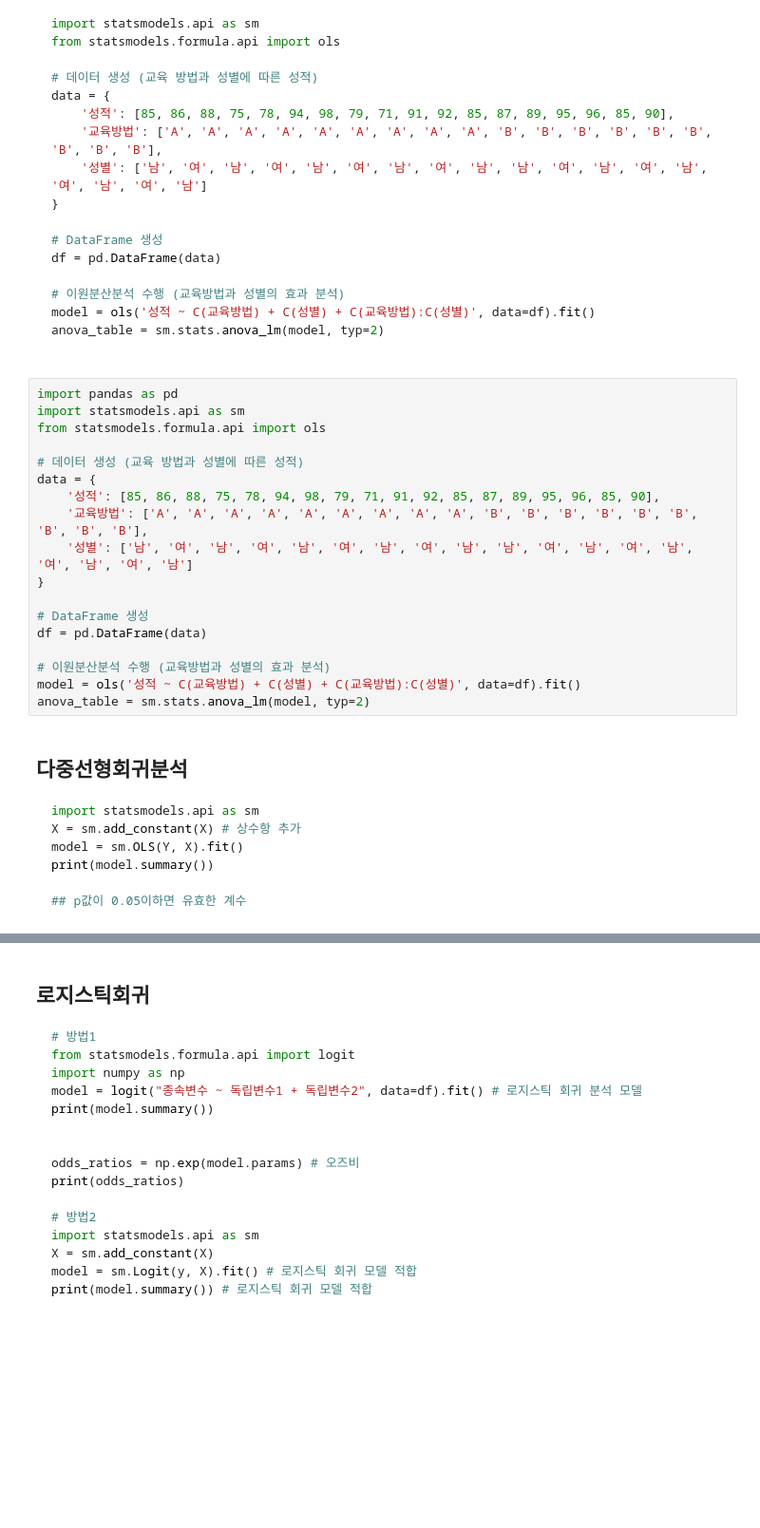
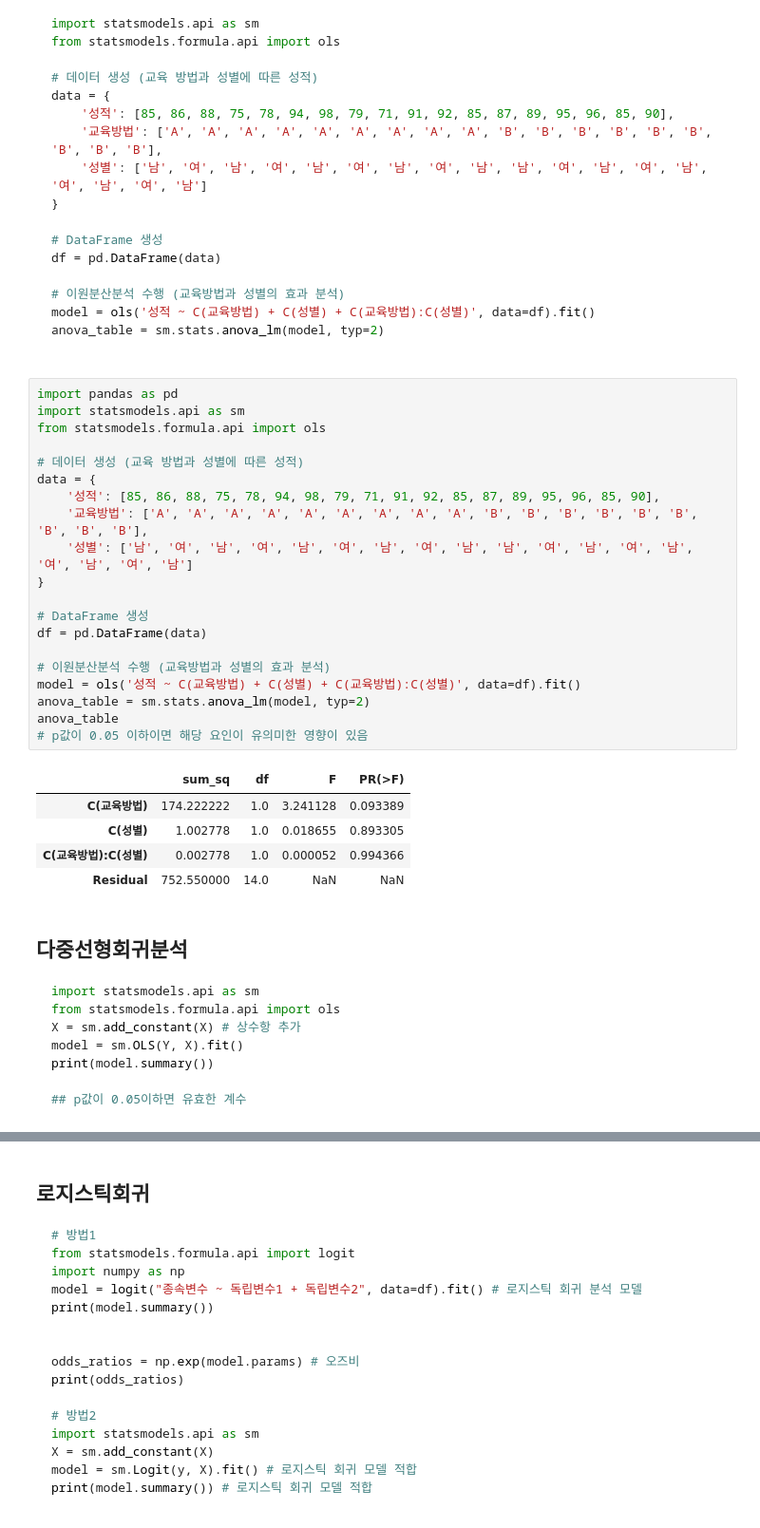
Before and after one commit to hyeonnnho/Big-Data-Analysis-Professional, a Jupyter notebook: 강의/3유형.ipynb, the cells around one changed output, grey strips where cells are left out. Shown: that part at 95% size. Saved outputs shown, nothing was run; the diff lists cells and outputs as text; blank space fills up the shorter version.

````diff
--- a/강의/3유형.ipynb
+++ b/강의/3유형.ipynb
@@ -237,26 +313,35 @@ anova_table = sm.stats.anova_lm(model, typ=2)
 # %%
 import pandas as pd
 import statsmodels.api as sm
 from statsmodels.formula.api import ols
 
 # 데이터 생성 (교육 방법과 성별에 따른 성적)
 data = {
     '성적': [85, 86, 88, 75, 78, 94, 98, 79, 71, 91, 92, 85, 87, 89, 95, 96, 85, 90],
     '교육방법': ['A', 'A', 'A', 'A', 'A', 'A', 'A', 'A', 'A', 'B', 'B', 'B', 'B', 'B', 'B', 'B', 'B', 'B'],
     '성별': ['남', '여', '남', '여', '남', '여', '남', '여', '남', '남', '여', '남', '여', '남', '여', '남', '여', '남']
 }
 
 # DataFrame 생성
 df = pd.DataFrame(data)
 
 # 이원분산분석 수행 (교육방법과 성별의 효과 분석)
 model = ols('성적 ~ C(교육방법) + C(성별) + C(교육방법):C(성별)', data=df).fit()
 anova_table = sm.stats.anova_lm(model, typ=2)
+anova_table
+# p값이 0.05 이하이면 해당 요인이 유의미한 영향이 있음
+# %% [output]
+|  | sum_sq | df | F | PR(>F) |
+| C(교육방법) | 174.222222 | 1.0 | 3.241128 | 0.093389 |
+| C(성별) | 1.002778 | 1.0 | 0.018655 | 0.893305 |
+| C(교육방법):C(성별) | 0.002778 | 1.0 | 0.000052 | 0.994366 |
+| Residual | 752.550000 | 14.0 | NaN | NaN |
 # %% [markdown]
 ## 다중선형회귀분석
 
 ```python
 import statsmodels.api as sm
+from statsmodels.formula.api import ols
 X = sm.add_constant(X) # 상수항 추가
 model = sm.OLS(Y, X).fit()
 print(model.summary())
````
Also changed, not shown: parts of 20 cells of this notebook.
